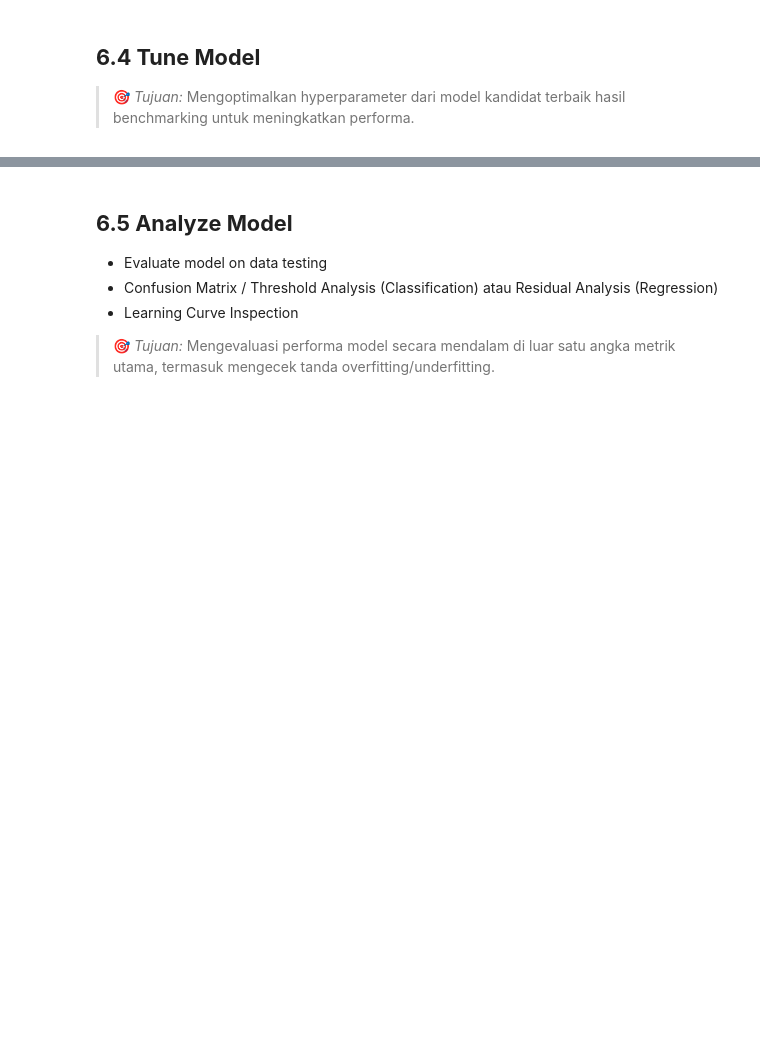
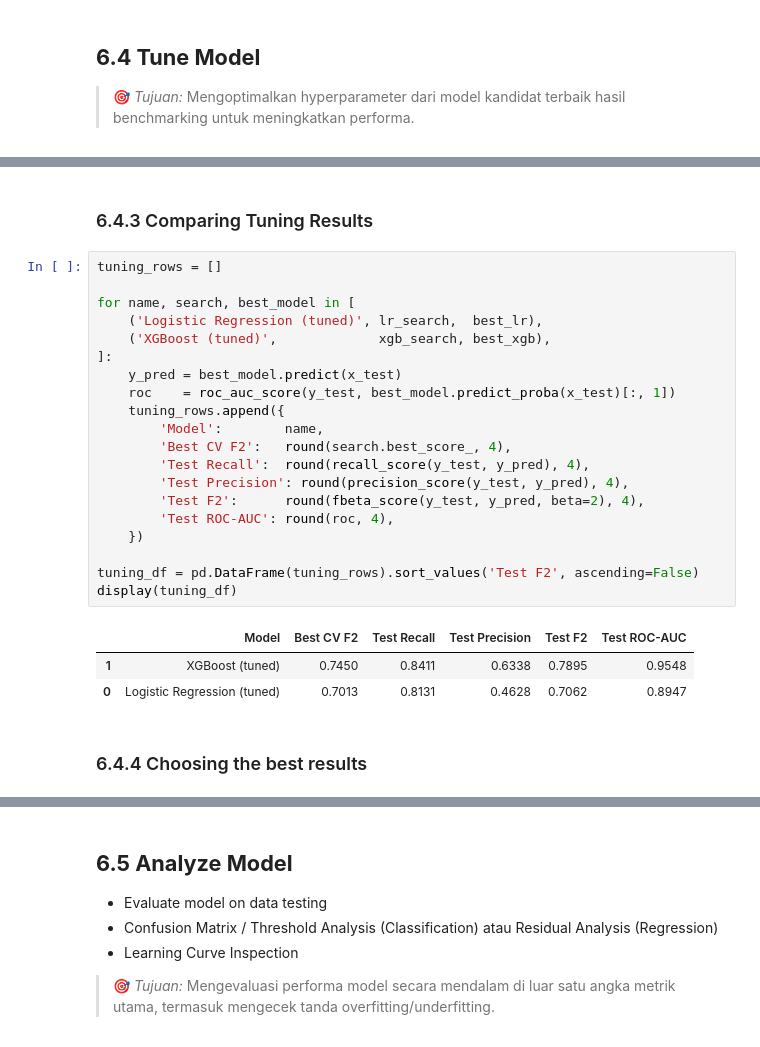
Before and after one commit to MikaMahaputra/E-Commerce-Customer-Churn, a Jupyter notebook: notebook/e-commerce-churn-analysis.ipynb, the cells around one changed output, grey strips where cells are left out. Cells and saved outputs as stored; diff of their text form; blank space fills up the shorter version.

```diff
--- a/notebook/e-commerce-churn-analysis.ipynb
+++ b/notebook/e-commerce-churn-analysis.ipynb
@@ -1425,0 +1618,28 @@ Dengan tahapan ini, data telah siap digunakan untuk proses pelatihan model pada
+# %% [markdown]
+### 6.4.3 Comparing Tuning Results
+# %%
+tuning_rows = []
+
+for name, search, best_model in [
+    ('Logistic Regression (tuned)', lr_search,  best_lr),
+    ('XGBoost (tuned)',             xgb_search, best_xgb),
+]:
+    y_pred = best_model.predict(x_test)
+    roc    = roc_auc_score(y_test, best_model.predict_proba(x_test)[:, 1])
+    tuning_rows.append({
+        'Model':        name,
+        'Best CV F2':   round(search.best_score_, 4),
+        'Test Recall':  round(recall_score(y_test, y_pred), 4),
+        'Test Precision': round(precision_score(y_test, y_pred), 4),
+        'Test F2':      round(fbeta_score(y_test, y_pred, beta=2), 4),
+        'Test ROC-AUC': round(roc, 4),
+    })
+
+tuning_df = pd.DataFrame(tuning_rows).sort_values('Test F2', ascending=False)
+display(tuning_df)
+# %% [output]
+|  | Model | Best CV F2 | Test Recall | Test Precision | Test F2 | Test ROC-AUC |
+| 1 | XGBoost (tuned) | 0.7450 | 0.8411 | 0.6338 | 0.7895 | 0.9548 |
+| 0 | Logistic Regression (tuned) | 0.7013 | 0.8131 | 0.4628 | 0.7062 | 0.8947 |
+# %% [markdown]
+### 6.4.4 Choosing the best results
```
Also changed, not shown: parts of 13 cells of this notebook, 3 other files.
